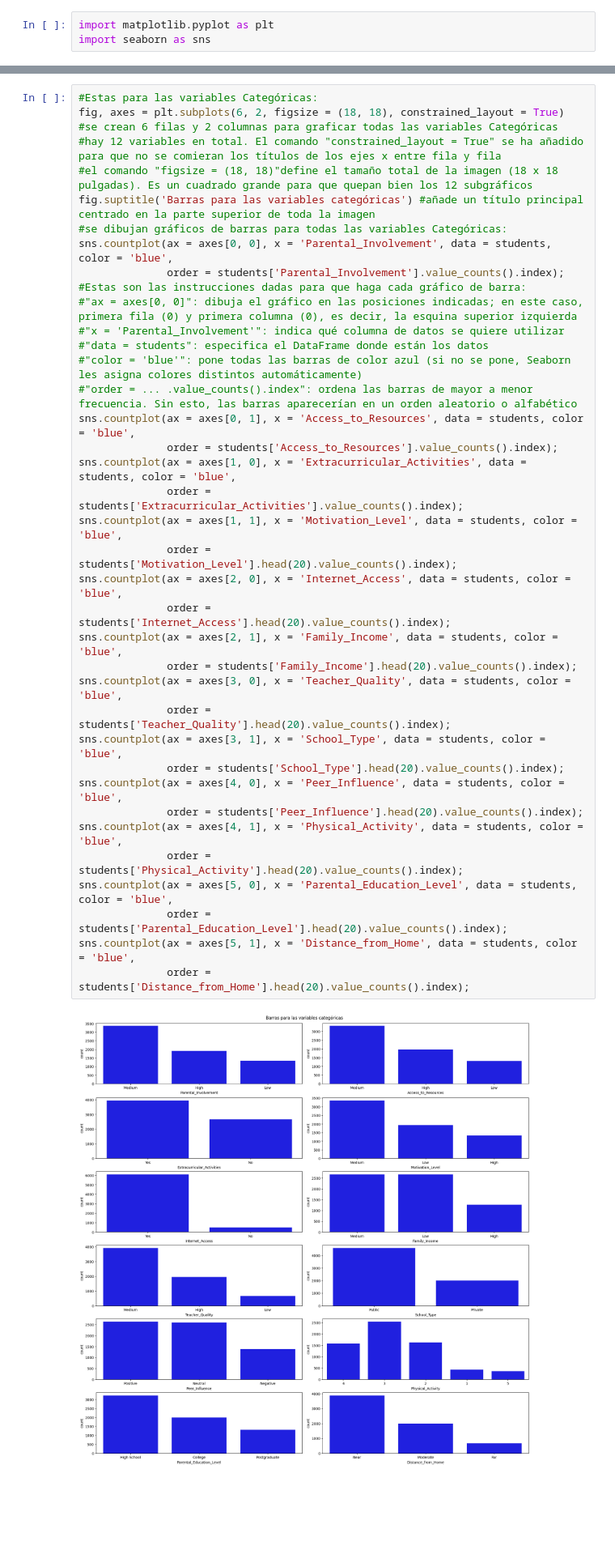
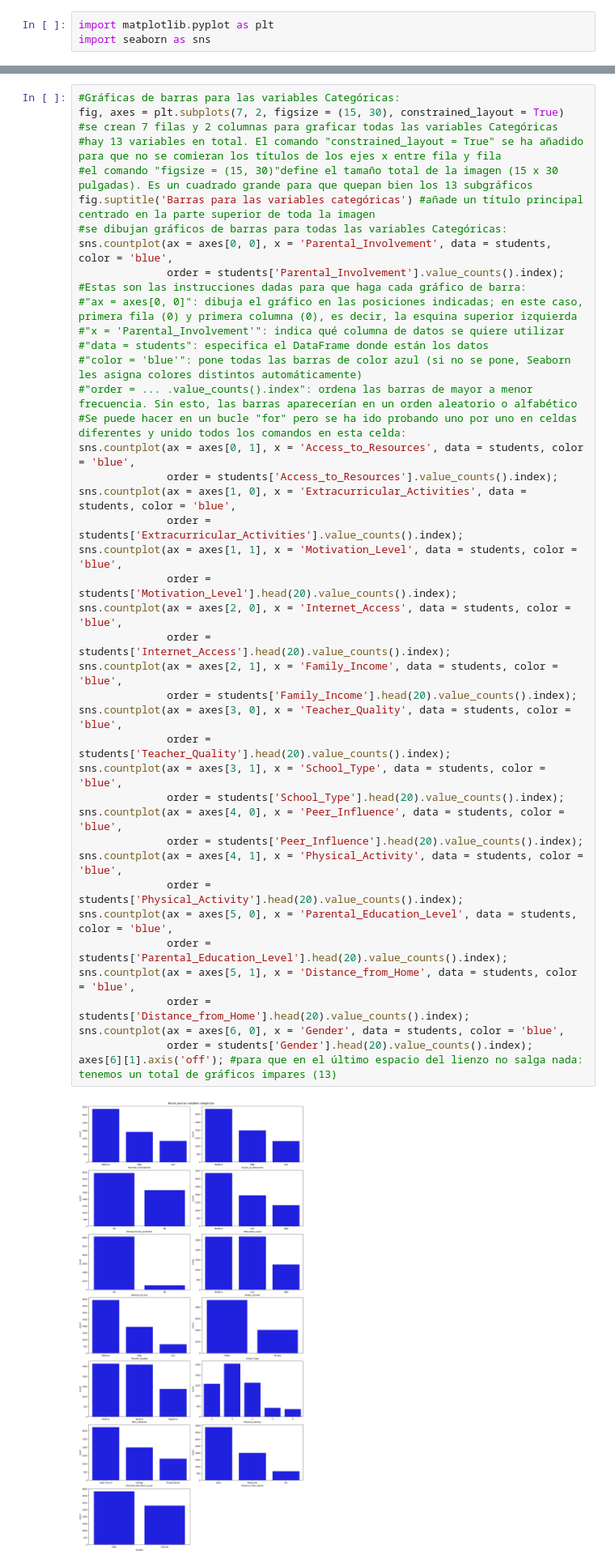
Before and after one commit to hey-hector/2026-02-BILBAO-FT-Data-Science, a Jupyter notebook: 2-Data_Analysis/EDA/Proyecto EDA_Hector.ipynb, the cells around one changed output, grey strips where cells are left out. Shown at 81% size. Cells and saved outputs as stored; diff of their text form; blank space fills up the shorter version.

```diff
--- a/2-Data_Analysis/EDA/Proyecto EDA_Hector.ipynb
+++ b/2-Data_Analysis/EDA/Proyecto EDA_Hector.ipynb
@@ -490,41 +512,45 @@ Exam_Score
 Skew :
 [figure]
 # %%
-#Estas para las variables Categóricas:
-fig, axes = plt.subplots(6, 2, figsize = (18, 18), constrained_layout = True) #se crean 6 filas y 2 columnas para graficar todas las variables Categóricas
-#hay 12 variables en total. El comando "constrained_layout = True" se ha añadido para que no se comieran los títulos de los ejes x entre fila y fila
-#el comando "figsize = (18, 18)"define el tamaño total de la imagen (18 x 18 pulgadas). Es un cuadrado grande para que quepan bien los 12 subgráficos
+#Gráficas de barras para las variables Categóricas:
+fig, axes = plt.subplots(7, 2, figsize = (15, 30), constrained_layout = True) #se crean 7 filas y 2 columnas para graficar todas las variables Categóricas
+#hay 13 variables en total. El comando "constrained_layout = True" se ha añadido para que no se comieran los títulos de los ejes x entre fila y fila
+#el comando "figsize = (15, 30)"define el tamaño total de la imagen (15 x 30 pulgadas). Es un cuadrado grande para que quepan bien los 13 subgráficos
 fig.suptitle('Barras para las variables categóricas') #añade un título principal centrado en la parte superior de toda la imagen
 #se dibujan gráficos de barras para todas las variables Categóricas:
 sns.countplot(ax = axes[0, 0], x = 'Parental_Involvement', data = students, color = 'blue',
               order = students['Parental_Involvement'].value_counts().index);
 #Estas son las instrucciones dadas para que haga cada gráfico de barra:
 #"ax = axes[0, 0]": dibuja el gráfico en las posiciones indicadas; en este caso, primera fila (0) y primera columna (0), es decir, la esquina superior izquierda
 #"x = 'Parental_Involvement'": indica qué columna de datos se quiere utilizar
 #"data = students": especifica el DataFrame donde están los datos
 #"color = 'blue'": pone todas las barras de color azul (si no se pone, Seaborn les asigna colores distintos automáticamente)
 #"order = ... .value_counts().index": ordena las barras de mayor a menor frecuencia. Sin esto, las barras aparecerían en un orden aleatorio o alfabético
+#Se puede hacer en un bucle "for" pero se ha ido probando uno por uno en celdas diferentes y unido todos los comandos en esta celda:
 sns.countplot(ax = axes[0, 1], x = 'Access_to_Resources', data = students, color = 'blue',
               order = students['Access_to_Resources'].value_counts().index);
 sns.countplot(ax = axes[1, 0], x = 'Extracurricular_Activities', data = students, color = 'blue',
               order = students['Extracurricular_Activities'].value_counts().index);
 sns.countplot(ax = axes[1, 1], x = 'Motivation_Level', data = students, color = 'blue',
               order = students['Motivation_Level'].head(20).value_counts().index);
 sns.countplot(ax = axes[2, 0], x = 'Internet_Access', data = students, color = 'blue',
               order = students['Internet_Access'].head(20).value_counts().index);
 sns.countplot(ax = axes[2, 1], x = 'Family_Income', data = students, color = 'blue',
               order = students['Family_Income'].head(20).value_counts().index);
 sns.countplot(ax = axes[3, 0], x = 'Teacher_Quality', data = students, color = 'blue',
               order = students['Teacher_Quality'].head(20).value_counts().index);
 sns.countplot(ax = axes[3, 1], x = 'School_Type', data = students, color = 'blue',
               order = students['School_Type'].head(20).value_counts().index);
 sns.countplot(ax = axes[4, 0], x = 'Peer_Influence', data = students, color = 'blue',
               order = students['Peer_Influence'].head(20).value_counts().index);
 sns.countplot(ax = axes[4, 1], x = 'Physical_Activity', data = students, color = 'blue',
               order = students['Physical_Activity'].head(20).value_counts().index);
 sns.countplot(ax = axes[5, 0], x = 'Parental_Education_Level', data = students, color = 'blue',
               order = students['Parental_Education_Level'].head(20).value_counts().index);
 sns.countplot(ax = axes[5, 1], x = 'Distance_from_Home', data = students, color = 'blue',
               order = students['Distance_from_Home'].head(20).value_counts().index);
+sns.countplot(ax = axes[6, 0], x = 'Gender', data = students, color = 'blue',
+              order = students['Gender'].head(20).value_counts().index);
+axes[6][1].axis('off'); #para que en el último espacio del lienzo no salga nada: tenemos un total de gráficos impares (13)
 # %% [output]
-[figure, old version]
+[figure, new version]
```
Also changed, not shown: parts of 25 cells of this notebook, 15 other files.
